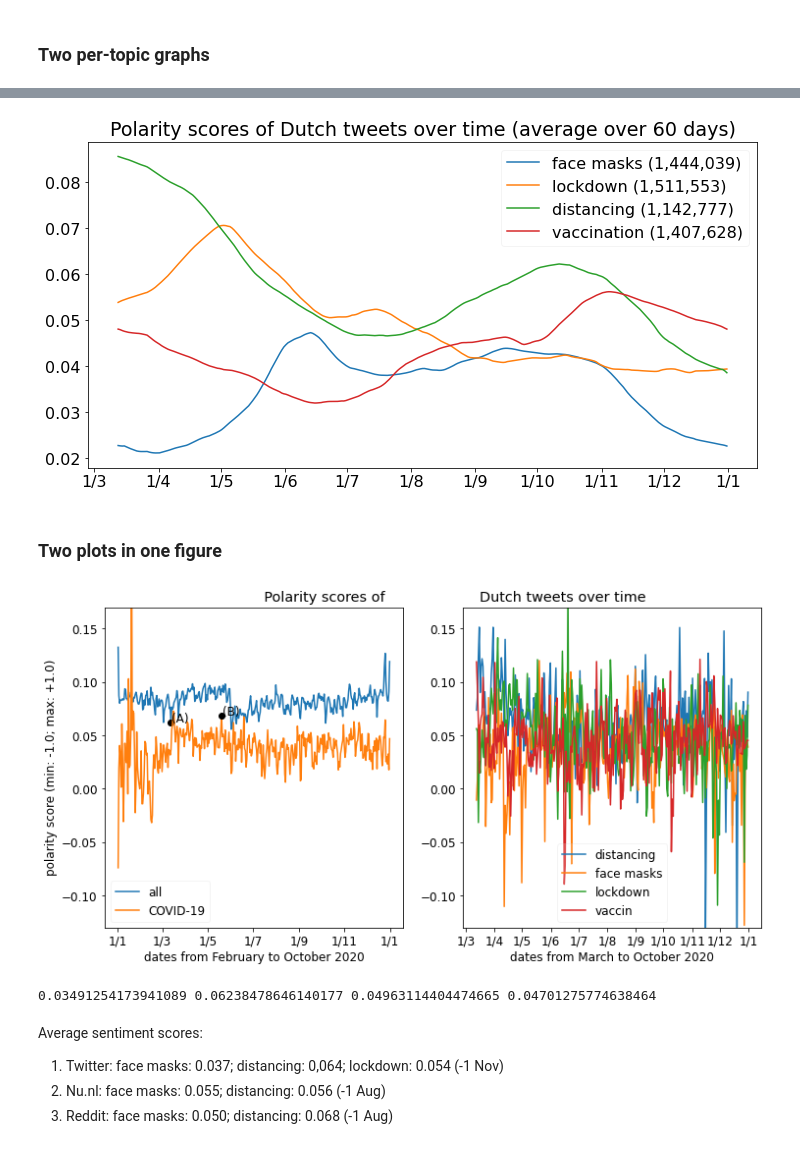
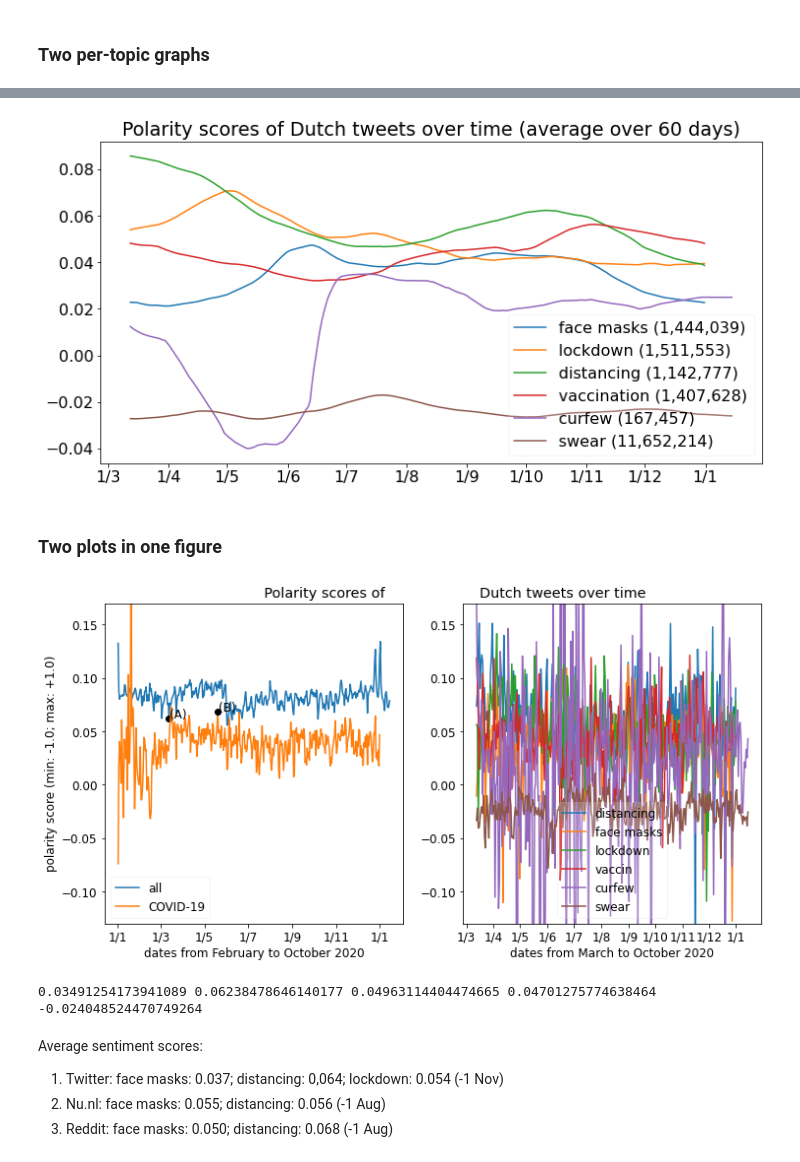
Before and after one commit to puregome/notebooks, a Jupyter notebook: sentiment-pattern.ipynb, the cells around one changed output, grey strips where cells are left out. Cells and saved outputs as stored; diff of their text form; code cells hidden in the pictures.

```diff
--- a/sentiment-pattern.ipynb
+++ b/sentiment-pattern.ipynb
@@ -295,0 +292,12 @@ sentimentPerHourVaccin = getSentimentPerHourQuery(DATADIRECTORYALL, QUERYTOPIC,f
+# %%
+QUERYTOPIC = "avondklok"
+DIRTOPIC = f"../data/{DATASOURCE}/sentiment-avondklok/"
+
+if not os.path.isdir(DIRTOPIC):
+    os.mkdir(DIRTOPIC)
+sentimentPerHourCurfew = getSentimentPerHourQuery(DATADIRECTORYALL,
+                                                  QUERYTOPIC,
+                                                  filePattern="2020*",
+                                                  dataDirectorySentTopic=DIRTOPIC,
+                                                  dataDirectoryText=DATADIRECTORYTEXT,
+                                                  computeMissing=False)
@@ -295,0 +306,14 @@ sentimentPerHourVaccin = getSentimentPerHourQuery(DATADIRECTORYALL, QUERYTOPIC,f
+# %%
+QUERYTOPIC = ('shit|fuck|klote|kut|lul|dom|reet|gvd|strot|waanzin|nep|rotzooi|idio|schaamtelo|fake|strot|'+
+    'zeik|stom|onbeschoft|oprot|bekrompen|ongelo|bah|kwalijk|onbekwa|achterlijk|jat|schand|triest|puinho|'+
+    'immore|kleptocratie|nepotism|absurd|\sbek\s|\srot\s|\skk\s')
+DIRTOPIC = f"../data/{DATASOURCE}/sentiment-swear/"
+
+if not os.path.isdir(DIRTOPIC):
+    os.mkdir(DIRTOPIC)
+sentimentPerHourSwear = getSentimentPerHourQuery(DATADIRECTORYALL,
+                                                 QUERYTOPIC,
+                                                 filePattern="2020*",
+                                                 dataDirectorySentTopic=DIRTOPIC,
+                                                 dataDirectoryText=DATADIRECTORYTEXT,
+                                                 computeMissing=False)
@@ -299,6 +325,8 @@ sentimentPerDayDistance = makeSentimentPerDay(sentimentPerHourDistance)
 sentimentPerDayTopic = makeSentimentPerDay(sentimentPerHourTopic)
 sentimentPerDayLockdown = makeSentimentPerDay(sentimentPerHourLockdown)
 sentimentPerDayVaccin = makeSentimentPerDay(sentimentPerHourVaccin)
+sentimentPerDayCurfew = makeSentimentPerDay(sentimentPerHourCurfew)
+sentimentPerDaySwear = makeSentimentPerDay(sentimentPerHourSwear)
 # %%
 FIRSTCOVIDDAY = "20200312-12"
 
@@ -306,4 +334,6 @@ sentimentPerDayMondkapje = {key:sentimentPerDayMondkapje[key] for key in sentime
 sentimentPerDayDistance = {key:sentimentPerDayDistance[key] for key in sentimentPerDayDistance.keys() if key >= FIRSTCOVIDDAY}
 sentimentPerDayLockdown = {key:sentimentPerDayLockdown[key] for key in sentimentPerDayLockdown.keys() if key >= FIRSTCOVIDDAY}
 sentimentPerDayVaccin = {key:sentimentPerDayVaccin[key] for key in sentimentPerDayVaccin.keys() if key >= FIRSTCOVIDDAY}
+sentimentPerDayCurfew = {key:sentimentPerDayCurfew[key] for key in sentimentPerDayCurfew.keys() if key >= FIRSTCOVIDDAY}
+sentimentPerDaySwear = {key:sentimentPerDaySwear[key] for key in sentimentPerDaySwear.keys() if key >= FIRSTCOVIDDAY}
 # %%
@@ -509,19 +548,26 @@ mondkapjeData = movingAverage(movingAverage(sentimentPerDayMondkapje, NBROFDAYS)
 distanceData = movingAverage(movingAverage(sentimentPerDayDistance, NBROFDAYS), EXTRASMOOTHDAYS)
 lockdownData = movingAverage(movingAverage(sentimentPerDayLockdown, NBROFDAYS), EXTRASMOOTHDAYS)
 vaccinData = movingAverage(movingAverage(sentimentPerDayVaccin, NBROFDAYS), EXTRASMOOTHDAYS)
+curfewData = movingAverage(movingAverage(sentimentPerDayCurfew, NBROFDAYS), EXTRASMOOTHDAYS)
+swearData = movingAverage(movingAverage(sentimentPerDaySwear, NBROFDAYS), EXTRASMOOTHDAYS)
+
 mondkapjeDayCounts = np.sum([sentimentPerDayMondkapje[day]["count"] for day in sentimentPerDayMondkapje])
 distanceDayCounts = np.sum([sentimentPerDayDistance[day]["count"] for day in sentimentPerDayDistance])
 lockdownDayCounts = np.sum([sentimentPerDayLockdown[day]["count"] for day in sentimentPerDayLockdown])
 vaccinDayCounts = np.sum([sentimentPerDayVaccin[day]["count"] for day in sentimentPerDayVaccin])
+curfewDayCounts = np.sum([sentimentPerDayCurfew[day]["count"] for day in sentimentPerDayCurfew])
+swearDayCounts = np.sum([sentimentPerDaySwear[day]["count"] for day in sentimentPerDaySwear])
 
 dummy = visualizeSentiment([
             {DATA:mondkapjeData, LABEL:f"face masks ({pretty_number(mondkapjeDayCounts)})", HIGHLIGHT:"", HIGHLIGHTLABEL:"", ANNOTATE:""},
             {DATA:lockdownData, LABEL:f"lockdown ({pretty_number(lockdownDayCounts)})", HIGHLIGHT:"", HIGHLIGHTLABEL:"", ANNOTATE:""},
             {DATA:distanceData, LABEL:f"distancing ({pretty_number(distanceDayCounts)})", HIGHLIGHT:"", HIGHLIGHTLABEL:"", ANNOTATE:""},
             {DATA:vaccinData, LABEL:f"vaccination ({pretty_number(vaccinDayCounts)})", HIGHLIGHT:"", HIGHLIGHTLABEL:"", ANNOTATE:""},
+            {DATA:curfewData, LABEL:f"curfew ({pretty_number(curfewDayCounts)})", HIGHLIGHT:"", HIGHLIGHTLABEL:"", ANNOTATE:""},
+            {DATA:swearData, LABEL:f"swear ({pretty_number(swearDayCounts)})", HIGHLIGHT:"", HIGHLIGHTLABEL:"", ANNOTATE:""},
         ], title=DEFAULTTITLE+f" (average over {NBROFDAYS} days)",skip_factor=0)
 # %% [output]
-[figure, old version]
+[figure, new version]
 # %% [markdown]
 ### Two plots in one figure
 # %%
@@ -571,43 +617,46 @@ if True:
     plt.legend(framealpha=0.2)
 
 dataSources = [{DATA:sentimentPerDayDistance,LABEL:"distancing",HIGHLIGHT:highlightPaper,HIGHLIGHTLABEL:"",ANNOTATE:annotatePaper},
-              {DATA:sentimentPerDayMondkapje,LABEL:"face masks",HIGHLIGHT:highlightPaper,HIGHLIGHTLABEL:"",ANNOTATE:annotatePaper},
-              {DATA:sentimentPerDayLockdown,LABEL:"lockdown",HIGHLIGHT:highlightPaper,HIGHLIGHTLABEL:"",ANNOTATE:annotatePaper},
-              {DATA:sentimentPerDayVaccin,LABEL:"vaccin",HIGHLIGHT:highlightPaper,HIGHLIGHTLABEL:"",ANNOTATE:annotatePaper}]
+               {DATA:sentimentPerDayMondkapje,LABEL:"face masks",HIGHLIGHT:highlightPaper,HIGHLIGHTLABEL:"",ANNOTATE:annotatePaper},
+               {DATA:sentimentPerDayLockdown,LABEL:"lockdown",HIGHLIGHT:highlightPaper,HIGHLIGHTLABEL:"",ANNOTATE:annotatePaper},
+               {DATA:sentimentPerDayVaccin,LABEL:"vaccin",HIGHLIGHT:highlightPaper,HIGHLIGHTLABEL:"",ANNOTATE:annotatePaper},
+               {DATA:sentimentPerDayCurfew,LABEL:"curfew",HIGHLIGHT:highlightPaper,HIGHLIGHTLABEL:"",ANNOTATE:annotatePaper},
+               {DATA:sentimentPerDaySwear,LABEL:"swear",HIGHLIGHT:highlightPaper,HIGHLIGHTLABEL:"",ANNOTATE:annotatePaper},
+              ]
 
 if True:
     ax = plt.subplot(122)
     plt.ylim(YMIN,YMAX)
     ax.xaxis.set_major_formatter(mdates.DateFormatter(dateFormat))
     for i in range(0,len(dataSources)):
         data = dataSources[i][DATA]
         label = dataSources[i][LABEL]
         x = [key for key in data if data[key][COUNT] > 1]
         y = [data[key][SENTIMENT] for key in data if data[key][COUNT] > 1]
         lineData = ax.plot_date([stringToDate(key) for key in x],y,xdate=True,fmt="-",label=label)
         plottedData = {x[i]:y[i] for i in range(0,len(x))}
         #if HIGHLIGHT in dataSources[i]:
         #    highlight = dataSources[i][HIGHLIGHT]
         #    color = lineData[-1].get_color()
         #    if not HIGHLIGHTLABEL in dataSources[i]:
         #        ax.plot_date([stringToDate(key) for key in highlight],
         #                     [plottedData[key] for key in highlight],\
         #                     fmt="o",color=color)
         #    else:
         #        highlightlabel = dataSources[i][HIGHLIGHTLABEL]
         #        ax.plot_date([stringToDate(key) for key in highlight],
         #                     [plottedData[key] for key in highlight],\
         #                     fmt="o",color=color,label=highlightlabel)
         #if ANNOTATE in dataSources[i]:
         #    for date1,date2,text in dataSources[i][ANNOTATE]:
         #        plt.annotate(text,(stringToDate(date2),plottedData[date1]),color=color)
     plt.title("Dutch tweets over time                      ")
     plt.legend(framealpha=0.2)
     plt.xlabel("dates from March to October 2020")
     plt.savefig(PLOTFILENAME)
     plt.show()
 # %% [output]
-[figure, old version]
+[figure, new version]
 # %%
 def averageSentiment(sentimentPerDay):
     sentiment = 0.0
@@ -617,9 +666,14 @@ def averageSentiment(sentimentPerDay):
         count += sentimentPerDay[date][COUNT]
     return(sentiment/count)
 
-print(averageSentiment(sentimentPerDayMondkapje),averageSentiment(sentimentPerDayDistance),averageSentiment(sentimentPerDayLockdown),averageSentiment(sentimentPerDayVaccin))
+print(averageSentiment(sentimentPerDayMondkapje),
+      averageSentiment(sentimentPerDayDistance),
+      averageSentiment(sentimentPerDayLockdown),
+      averageSentiment(sentimentPerDayVaccin),
+      averageSentiment(sentimentPerDaySwear),
+     )
 # %% [output]
-0.03491254173941089 0.06238478646140177 0.04963114404474665 0.04701275774638464
+0.03491254173941089 0.06238478646140177 0.04963114404474665 0.04701275774638464 -0.024048524470749264
 # %% [markdown]
 Average sentiment scores:
 1. Twitter: face masks: 0.037; distancing: 0,064; lockdown: 0.054 (-1 Nov)
```
Also changed, not shown: parts of 15 cells of this notebook.
